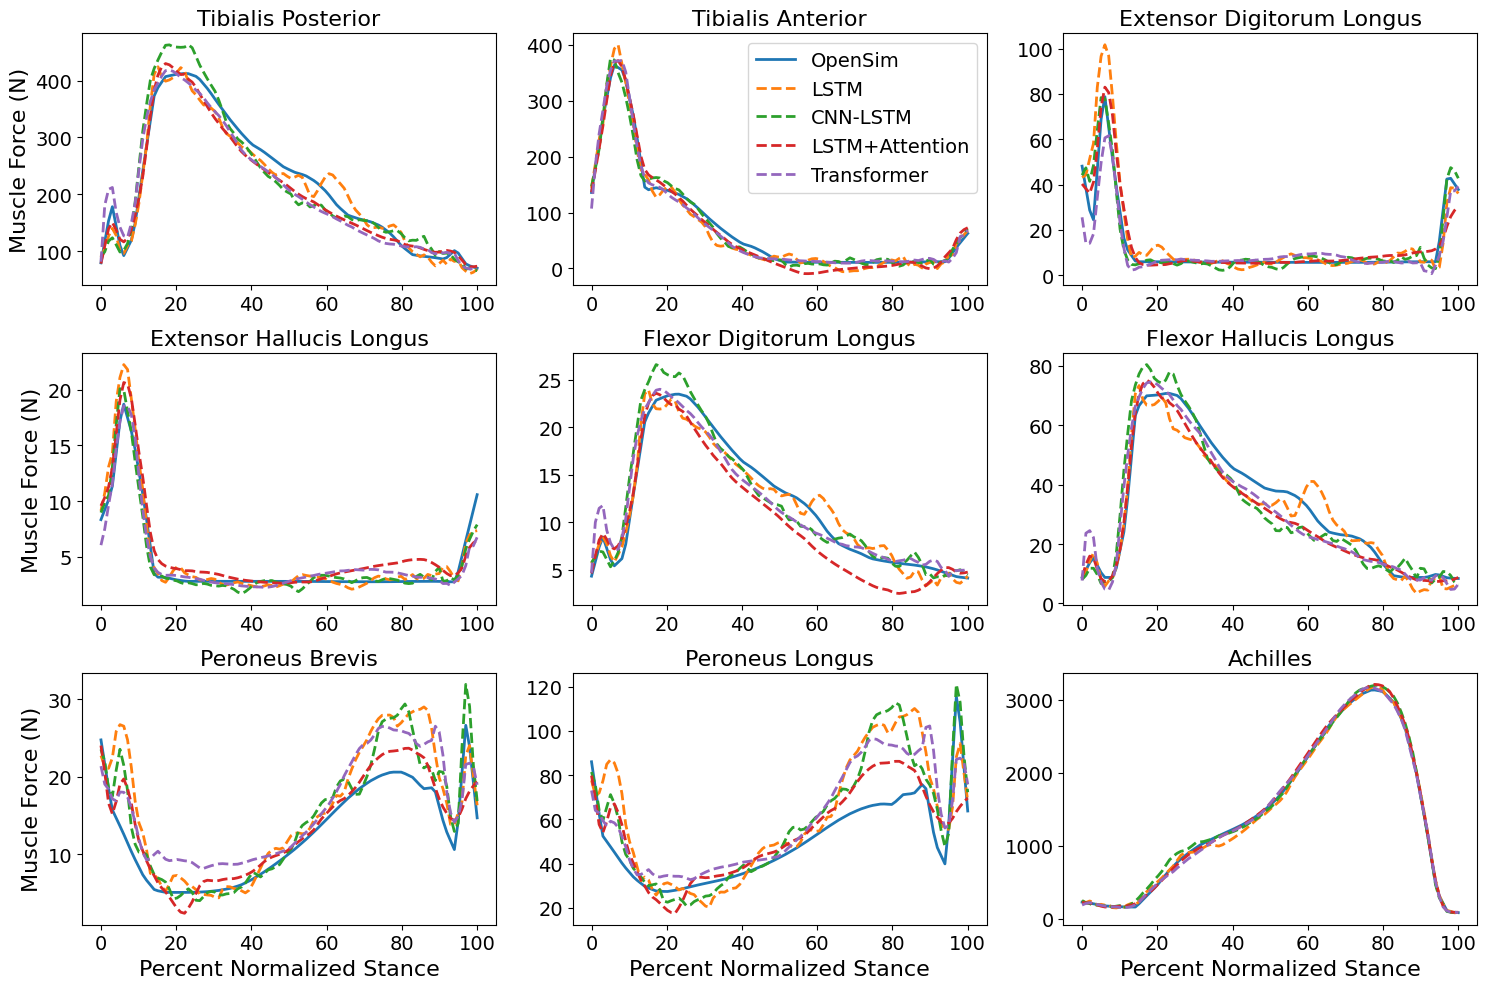
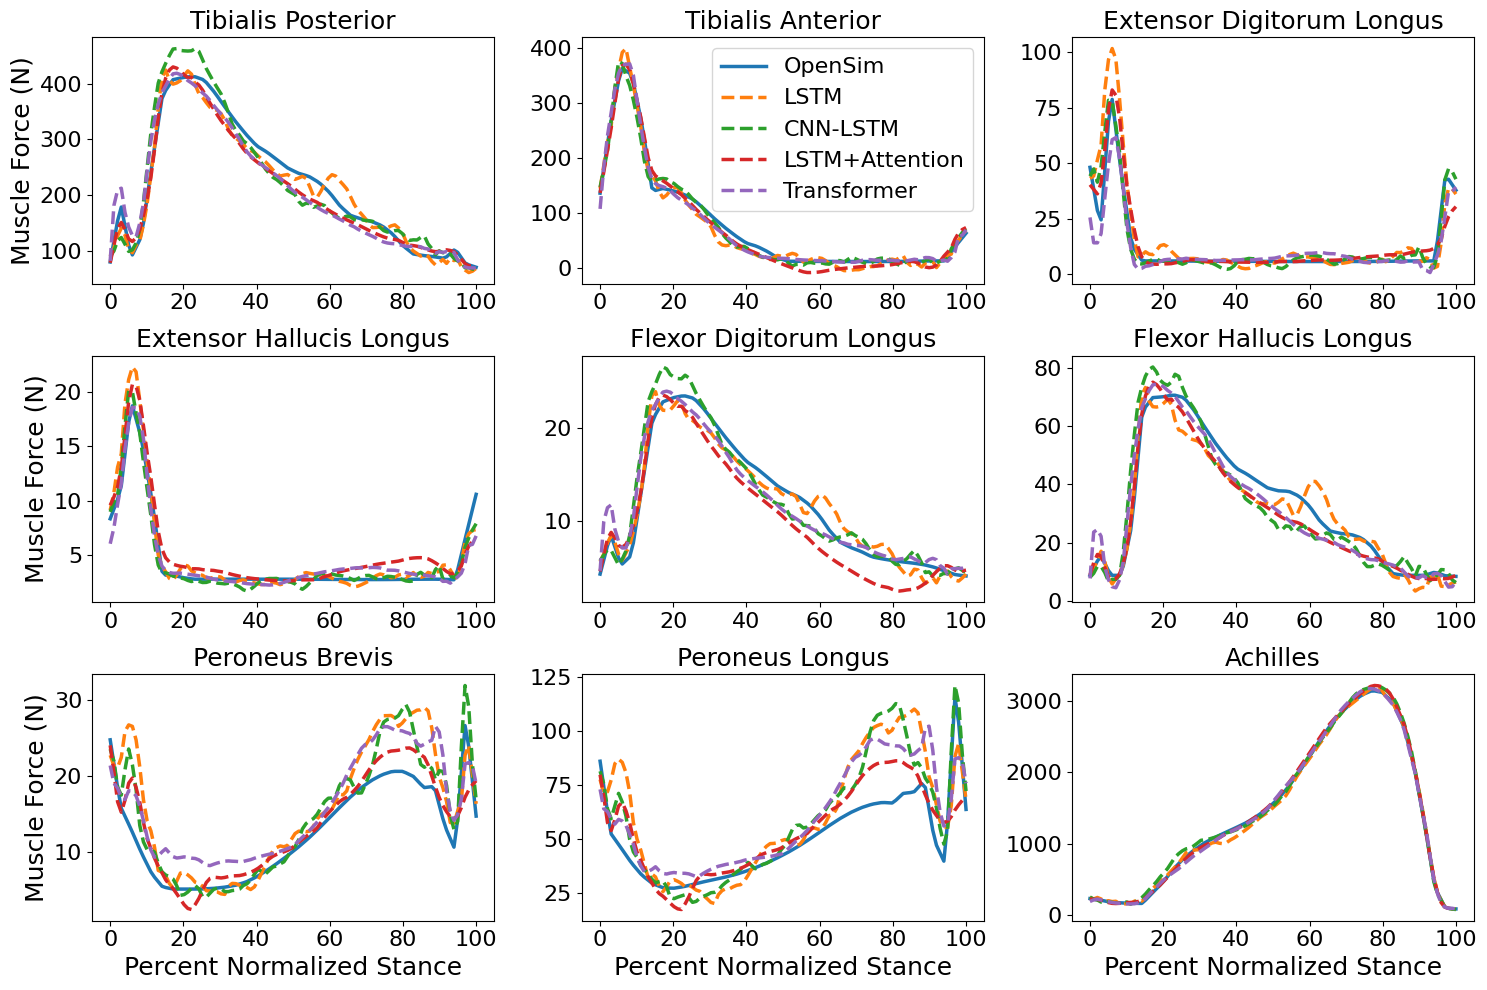
The notebook cell's code change between the first figure and the second:
--- before
+++ after
@@ -12,20 +12,20 @@
 
 for i, ax in enumerate(axes):
-    ax.plot(perc_stance, true[:, i], label='OpenSim', linewidth=2)
+    ax.plot(perc_stance, true[:, i], label='OpenSim', linewidth=2.5)
     
     for j, pred in enumerate(preds):
-        ax.plot(perc_stance, pred[:, i], label=model_labels[j], linewidth=2, linestyle='--')
+        ax.plot(perc_stance, pred[:, i], label=model_labels[j], linewidth=2.5, linestyle='--')
         
     if i >= 6:
-        ax.set_xlabel('Percent Normalized Stance', fontsize=16)
+        ax.set_xlabel('Percent Normalized Stance', fontsize=18)
         
     if i % 3 == 0:
-        ax.set_ylabel('Muscle Force (N)', fontsize=16)
+        ax.set_ylabel('Muscle Force (N)', fontsize=18)
         
-    ax.set_title(muscle_titles[i], fontsize=16)
+    ax.set_title(muscle_titles[i], fontsize=18)
     if i == 1:
-        ax.legend(loc='upper right', fontsize=14, frameon=True)
-    ax.tick_params(axis='x', labelsize=14)
-    ax.tick_params(axis='y', labelsize=14)
+        ax.legend(loc='upper right', fontsize=16, frameon=True)
+    ax.tick_params(axis='x', labelsize=16)
+    ax.tick_params(axis='y', labelsize=16)
 
 plt.tight_layout()

Commit: Create MAE table